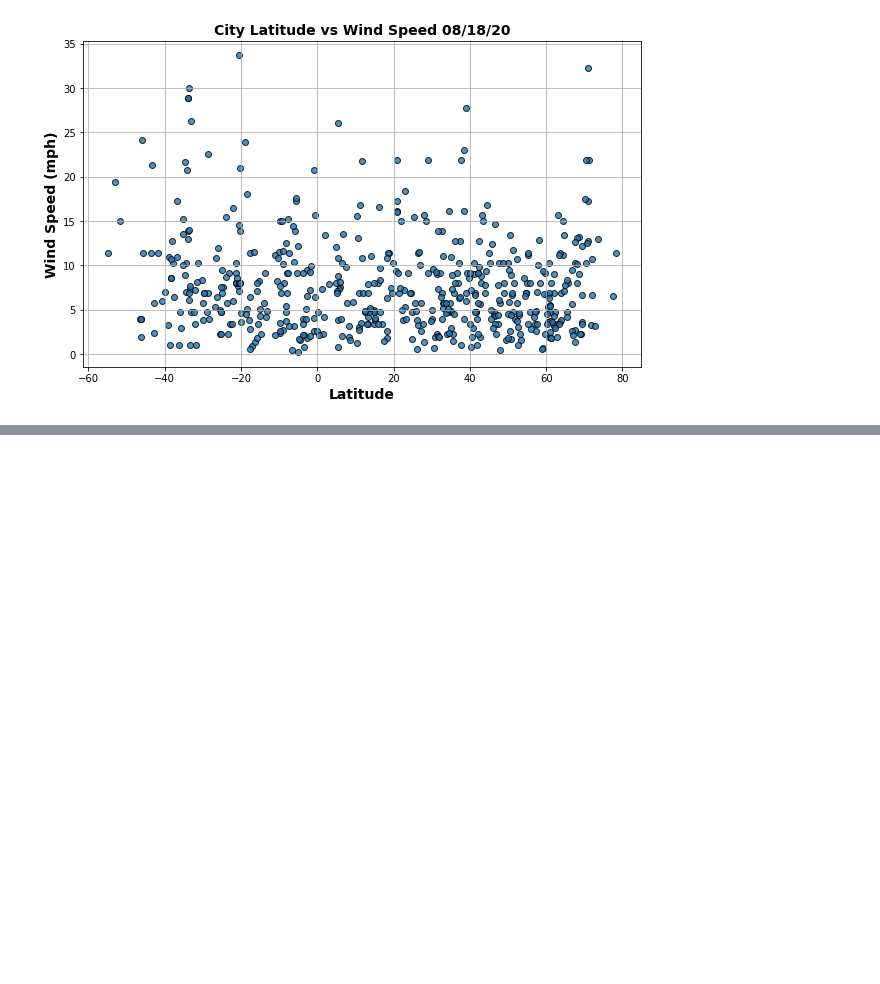
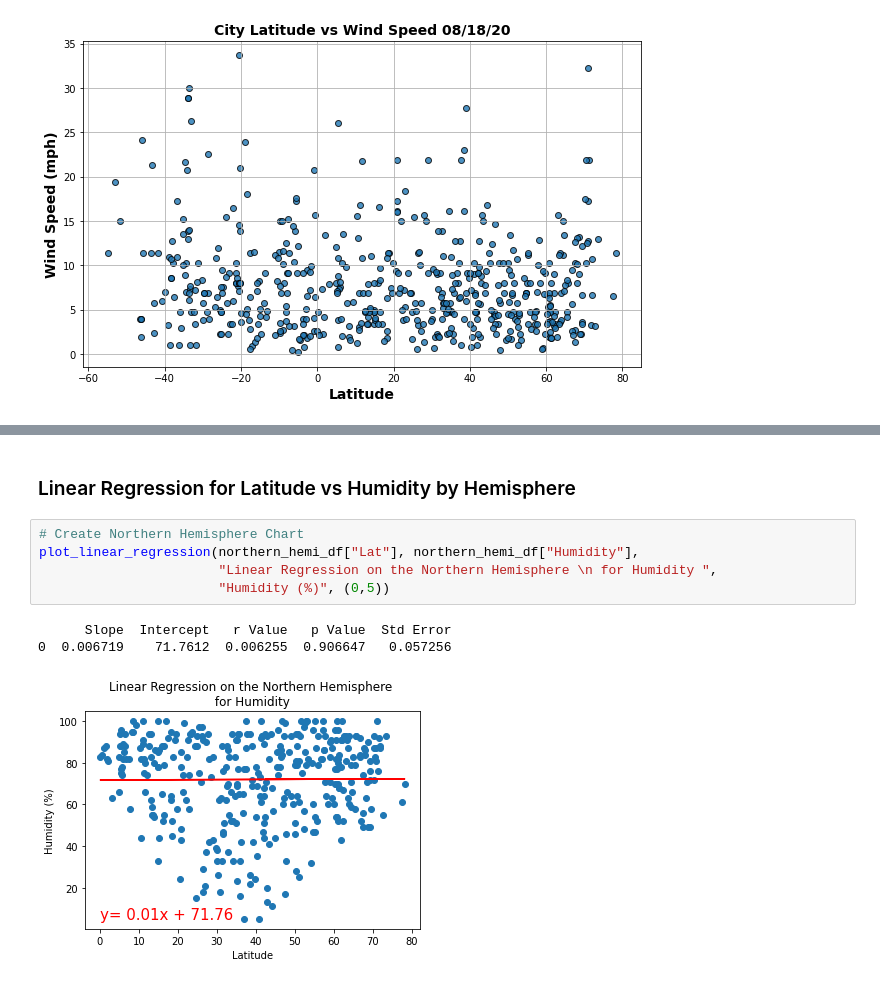
Before and after one commit to Wall-E28/world_weather_analysis, a Jupyter notebook: weather_py.ipynb, the cells around one changed output, grey strips where cells are left out. Cells and saved outputs as stored; diff of their text form; blank space fills up the shorter version.

```diff
--- a/weather_py.ipynb
+++ b/weather_py.ipynb
@@ -257,0 +319,11 @@ plt.show
+# %% [markdown]
+### Linear Regression for Latitude vs Humidity by Hemisphere
+# %%
+# Create Northern Hemisphere Chart
+plot_linear_regression(northern_hemi_df["Lat"], northern_hemi_df["Humidity"],
+                       "Linear Regression on the Northern Hemisphere \n for Humidity ",
+                       "Humidity (%)", (0,5))
+# %% [output]
+      Slope  Intercept   r Value   p Value  Std Error
+0  0.006719    71.7612  0.006255  0.906647   0.057256
+[figure, added]
```
Also changed, not shown: parts of 15 cells of this notebook.
